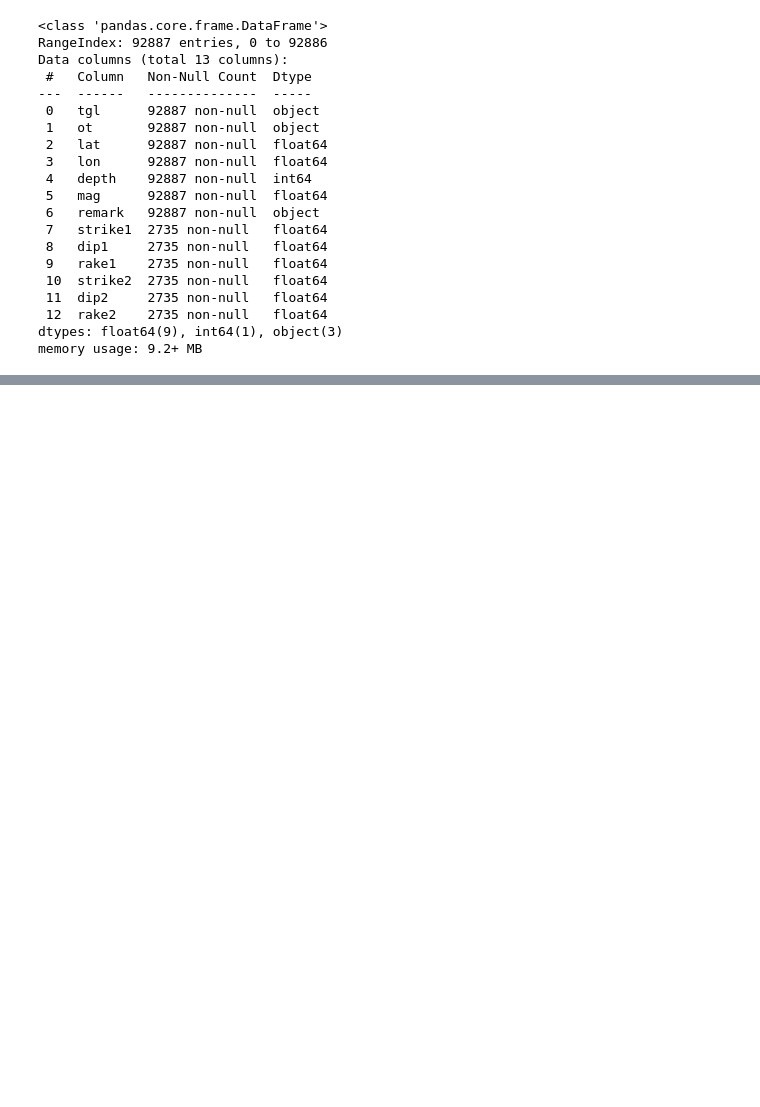
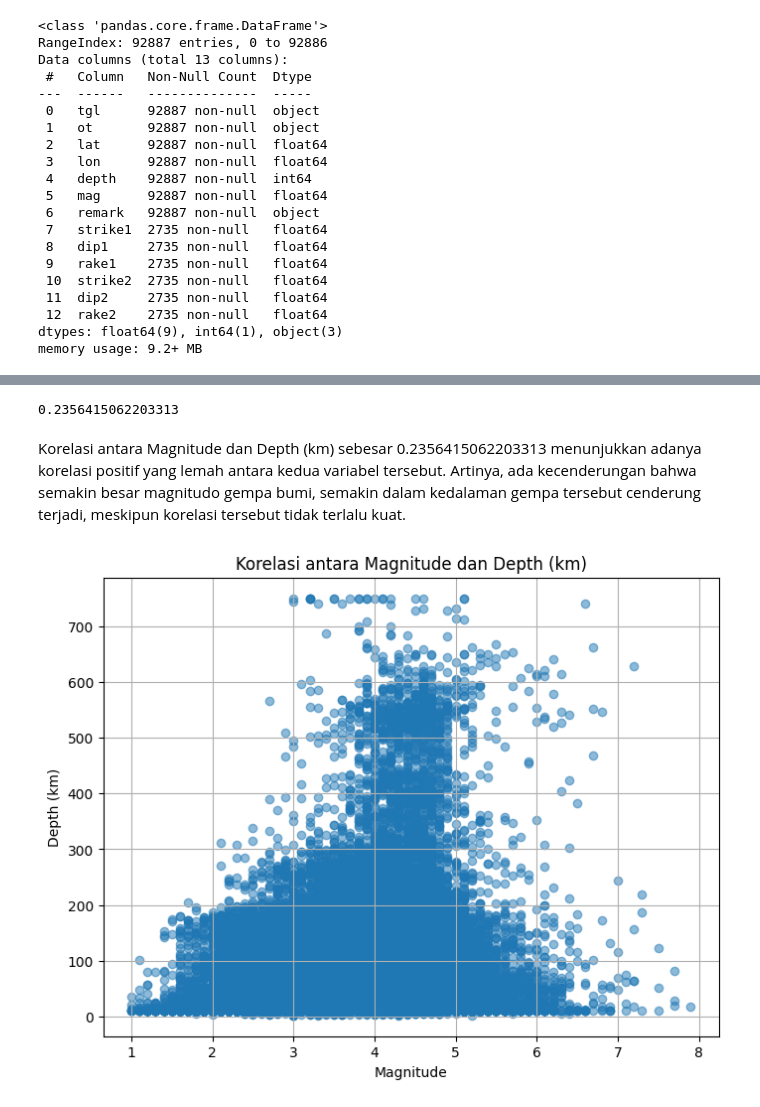
Before and after one commit to chairulimamizaaz/Indonesia-earthquake, a Jupyter notebook: West_Java_earthquake.ipynb, the cells around one changed output, grey strips where cells are left out. Drawn from its saved outputs; the diff is of its cells as text; code cells hidden in the pictures; blank space fills up the shorter version.

```diff
--- a/West_Java_earthquake.ipynb
+++ b/West_Java_earthquake.ipynb
@@ -173,3 +161,3 @@ data[data.duplicated(keep=False)]
 5470 rows × 10 columns
 # %%
-data_no_dup = data.drop_duplicates()
+data = data.drop_duplicates()
@@ -197,0 +168,4 @@ data2
+# %%
+# data = data_no_dup
+data.rename(columns = {'remark': 'Location', 'mag': 'Magnitude', 'depth': 'Depth (km)', 'tgl': 'Date', 'lat': 'Latitude', 'lon': 'Longitude'}, inplace = True)
+data
@@ -197,0 +227,19 @@ data2
+# %%
+def get_level(magnitude):
+    if magnitude < 2.5:
+        return 1
+    elif magnitude < 5.4:
+        return 2
+    elif magnitude < 6.0:
+        return 3
+    elif magnitude < 6.9:
+        return 4
+    elif magnitude < 7.9:
+        return 5
+    else:
+        return 6
+    # else:
+    #     return None
+
+data['Level'] = data['Magnitude'].apply(get_level)
+data
@@ -197,0 +260,19 @@ data2
+# %%
+correlation = data['Magnitude'].corr(data['Depth (km)'])
+correlation
+# %% [output]
+0.2356415062203313
+# %% [markdown]
+Korelasi antara Magnitude dan Depth (km) sebesar 0.2356415062203313 menunjukkan adanya korelasi positif yang lemah antara kedua variabel tersebut. Artinya, ada kecenderungan bahwa semakin besar magnitudo gempa bumi, semakin dalam kedalaman gempa tersebut cenderung terjadi, meskipun korelasi tersebut tidak terlalu kuat.
+# %%
+import matplotlib.pyplot as plt
+
+plt.figure(figsize=(8, 6))
+plt.scatter(data['Magnitude'], data['Depth (km)'], alpha=0.5)
+plt.title('Korelasi antara Magnitude dan Depth (km)')
+plt.xlabel('Magnitude')
+plt.ylabel('Depth (km)')
+plt.grid(True)
+plt.show()
+# %% [output]
+[figure, added]
```
Also changed, not shown: parts of 20 cells of this notebook.
